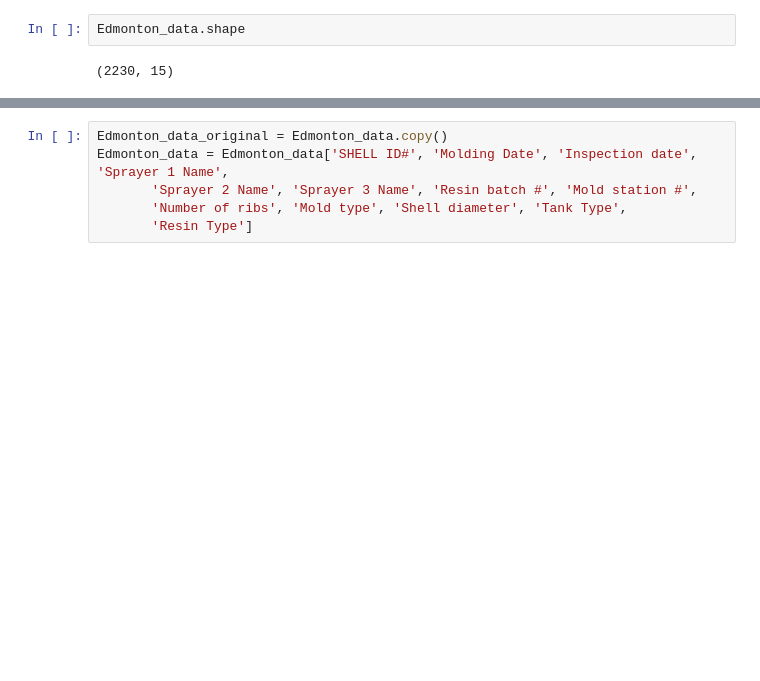
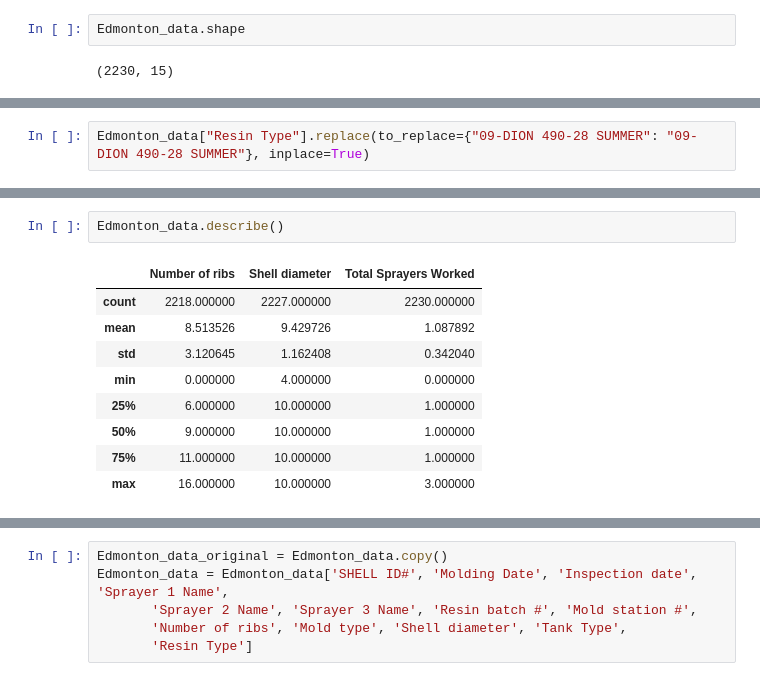
Before and after one commit to FarzadKash/Automation-Drawing-reader, a Jupyter notebook: Automation_on_drawing_reader.ipynb, the cells around one changed output, grey strips where cells are left out. Drawn from its saved outputs; the diff is of its cells as text; blank space fills up the shorter version.

```diff
--- a/Automation_on_drawing_reader.ipynb
+++ b/Automation_on_drawing_reader.ipynb
@@ -85,0 +131,2 @@ KeyError: ('Sprayer 1 Name', 'Sprayer 2 Name', 'Sprayer 3 Name')
+# %%
+Edmonton_data["Resin Type"].replace(to_replace={"09-DION 490-28 SUMMER": "09- DION 490-28 SUMMER"}, inplace=True)
@@ -85,0 +143,12 @@ KeyError: ('Sprayer 1 Name', 'Sprayer 2 Name', 'Sprayer 3 Name')
+# %%
+Edmonton_data.describe()
+# %% [output]
+|  | Number of ribs | Shell diameter | Total Sprayers Worked |
+| count | 2218.000000 | 2227.000000 | 2230.000000 |
+| mean | 8.513526 | 9.429726 | 1.087892 |
+| std | 3.120645 | 1.162408 | 0.342040 |
+| min | 0.000000 | 4.000000 | 0.000000 |
+| 25% | 6.000000 | 10.000000 | 1.000000 |
+| 50% | 9.000000 | 10.000000 | 1.000000 |
+| 75% | 11.000000 | 10.000000 | 1.000000 |
+| max | 16.000000 | 10.000000 | 3.000000 |
```
Also changed, not shown: parts of 19 cells of this notebook.
